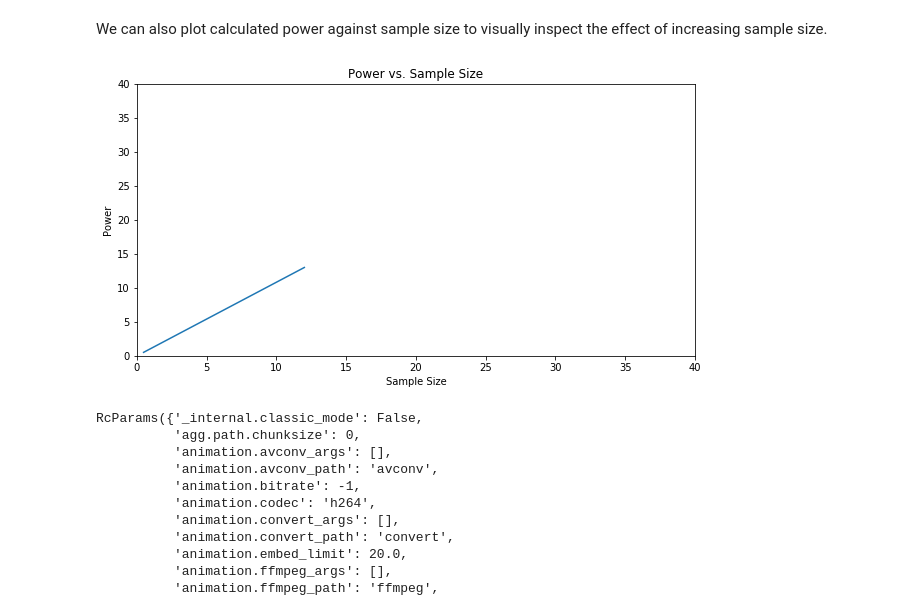
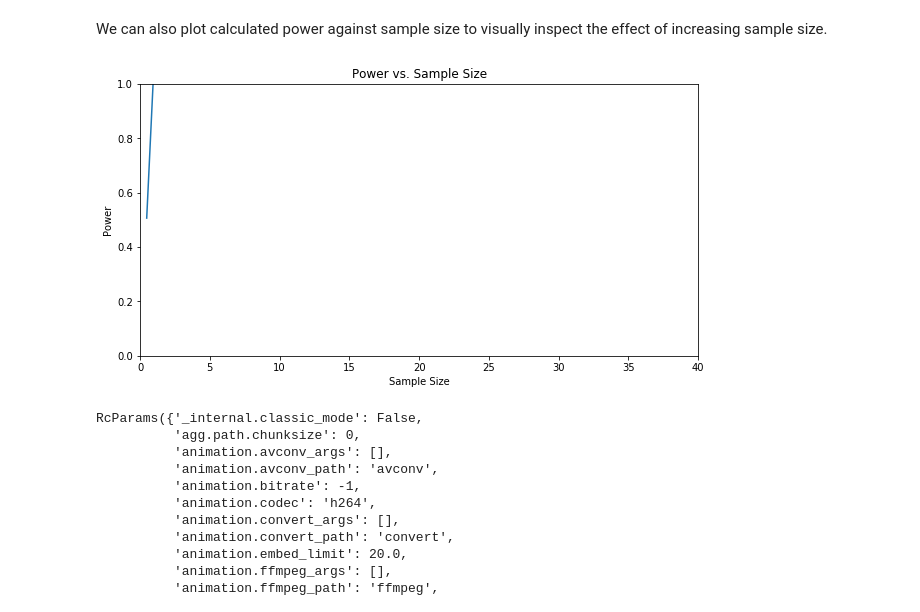
Before and after one commit to MarcSchneider71/dsc-2-20-13-statistical-power-lab-nyc-ds-career-012819, a Jupyter notebook: index.ipynb, the cells around one changed output. Cells and saved outputs as stored; diff of their text form; code cells hidden in the pictures.

```diff
--- a/index.ipynb
+++ b/index.ipynb
@@ -243,18 +243,18 @@ We can also plot calculated power against sample size to visually inspect the ef
 # %%
 # Plot a sample size X Power line graph
 
 from pylab import rcParams
 rcParams['figure.figsize'] = 10, 5
 plt.figure()
 plt.title('Power vs. Sample Size')
 plt.xlabel('Sample Size')
 plt.ylabel('Power')
 plt.xlim(0,40)
-plt.ylim(0,40)
+plt.ylim(0,1)
 rcParams['figure.figsize'] = 10, 5
 plt.plot(power_sample[0], power_sample[1]);
 # %% [output]
-[figure, old version]
+[figure, new version]
 # %%
 # %% [output]
 RcParams({'_internal.classic_mode': False,
```
